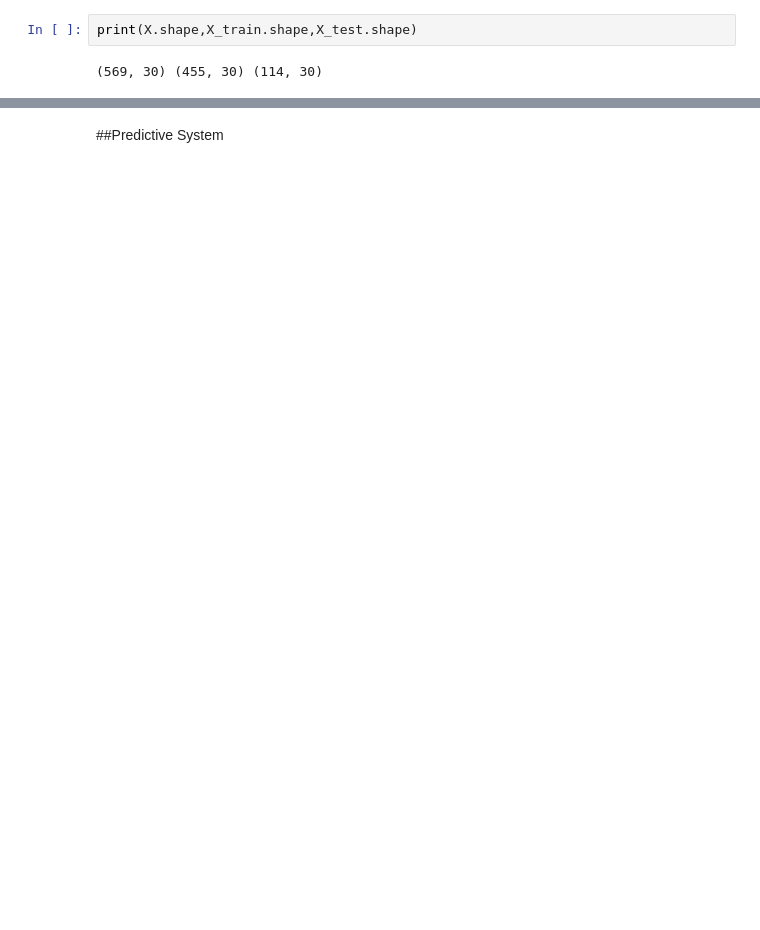
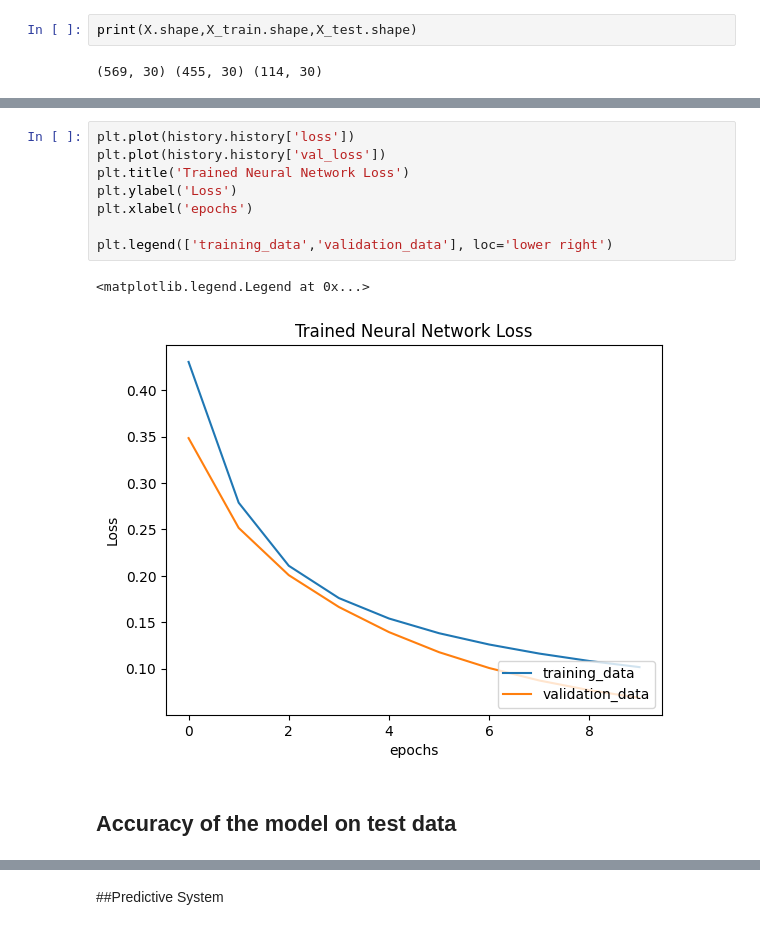
Before and after one commit to Anand-Ambastha/BreastPredictionUsingNN, a Jupyter notebook: Breast_Cancer__Classification.ipynb, the cells around one changed output, grey strips where cells are left out. Cells and saved outputs as stored; diff of their text form; blank space fills up the shorter version.

```diff
--- a/Breast_Cancer__Classification.ipynb
+++ b/Breast_Cancer__Classification.ipynb
@@ -292,0 +338,13 @@ Parameters: { "use_label_encoder" } are not used.
+# %%
+plt.plot(history.history['loss'])
+plt.plot(history.history['val_loss'])
+plt.title('Trained Neural Network Loss')
+plt.ylabel('Loss')
+plt.xlabel('epochs')
+
+plt.legend(['training_data','validation_data'], loc='lower right')
+# %% [output]
+<matplotlib.legend.Legend at 0x...>
+[figure, added]
+# %% [markdown]
+## Accuracy of the model on test data
```
Also changed, not shown: parts of 34 cells of this notebook.
